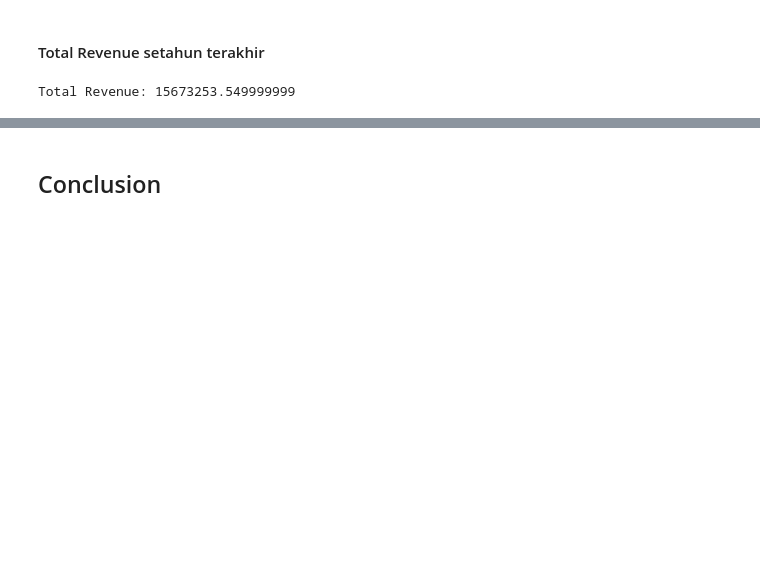
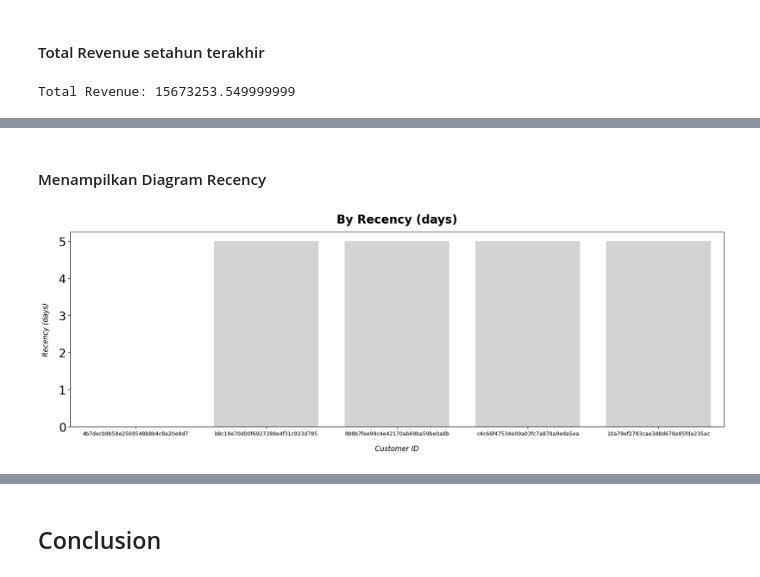
Before and after one commit to Ponyhowlf/Final_Proyek_Analisis_Data, a Jupyter notebook: Final_proyek_analisis_data.ipynb, the cells around one changed output, grey strips where cells are left out. Cells and saved outputs as stored; diff of their text form; code cells hidden in the pictures; blank space fills up the shorter version.

```diff
--- a/Final_proyek_analisis_data.ipynb
+++ b/Final_proyek_analisis_data.ipynb
@@ -1134,0 +1029,19 @@ Total Revenue: 15673253.549999999
+# %% [markdown]
+#### Menampilkan Diagram Recency
+# %%
+fig, ax = plt.subplots(nrows=1, ncols=1, figsize=(20, 6))
+
+colors = ["#90CAF9", "#D3D3D3", "#D3D3D3", "#D3D3D3", "#D3D3D3"]
+sns.barplot(y="recency", x="customer_id", hue="customer_id", data=rfm_df.sort_values(by="recency", ascending=True).head(5), palette=colors, ax=ax)
+
+ax.set_title("By Recency (days)", loc="center", fontsize=20, fontweight='bold', pad=15)
+
+ax.set_xlabel('Customer ID', fontsize=12, fontstyle='italic', labelpad=15)
+ax.set_ylabel('Recency (days)', fontsize=12, fontstyle='italic', labelpad=15)
+
+ax.tick_params(axis ='x', labelsize=9)
+ax.tick_params(axis ='y', labelsize=20)
+
+plt.show()
+# %% [output]
+[figure, added]
```
Also changed, not shown: parts of 43 cells of this notebook.
